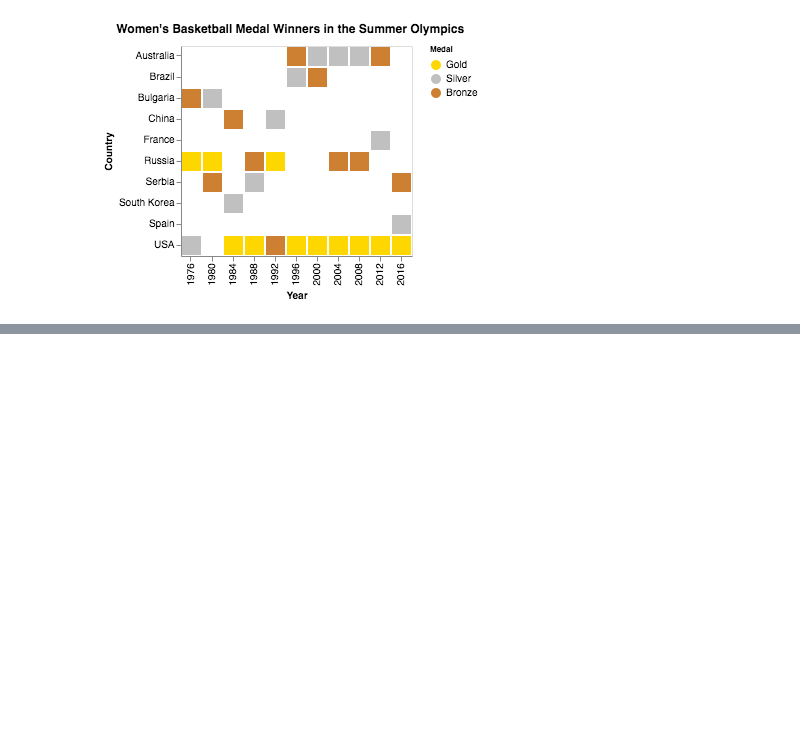
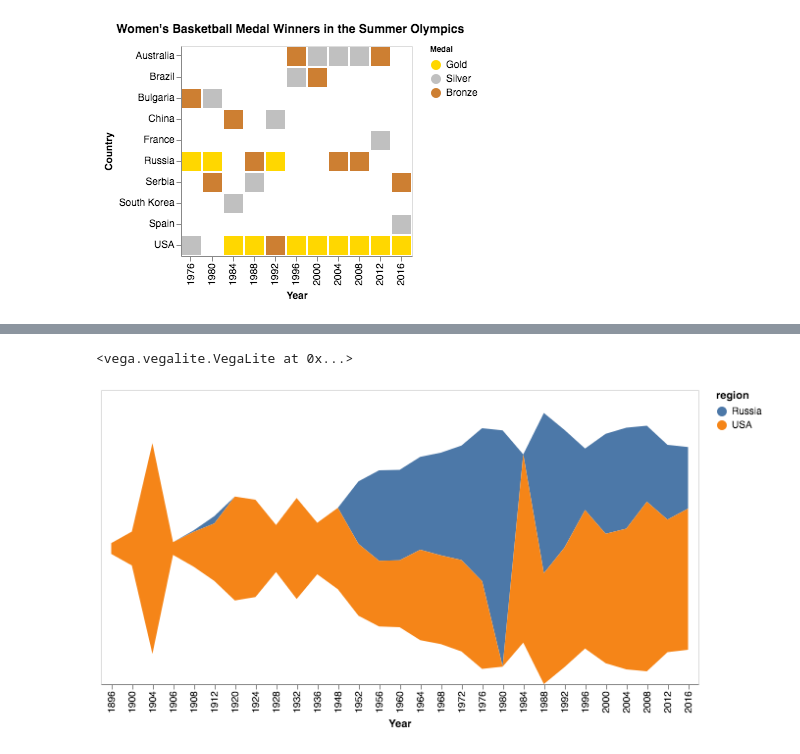
Before and after one commit to sarthakbatragatech/OlympicViz, a Jupyter notebook: 6. Medals.ipynb, the cells around one changed output, grey strips where cells are left out. Drawn from its saved outputs; the diff is of its cells as text; code cells hidden in the pictures; blank space fills up the shorter version.

Commit message:
Generated streamgraph for medals

```diff
--- a/6. Medals.ipynb
+++ b/6. Medals.ipynb
@@ -105,3 +105,7 @@ chart2
 [figure]
 # %%
 chart2.save('plots/medals/women_basketball.png', scale_factor=7.0)
+# %%
+test = summer_medal[(summer_medal['region'] == 'USA') |
+                    (summer_medal['region'] == 'Russia') |
+                    (summer_medal['region'] )]
@@ -107,0 +119,9 @@ chart2.save('plots/medals/women_basketball.png', scale_factor=7.0)
+# %%
+alt.Chart(test).mark_area().encode(
+    alt.X('Year:N'),
+    alt.Y('count(Medal):Q', stack='center', axis=None),
+    alt.Color('region:N')
+)
+# %% [output]
+<vega.vegalite.VegaLite at 0x...>
+[figure, added]
```
Also changed, not shown: parts of 1 cell of this notebook.
